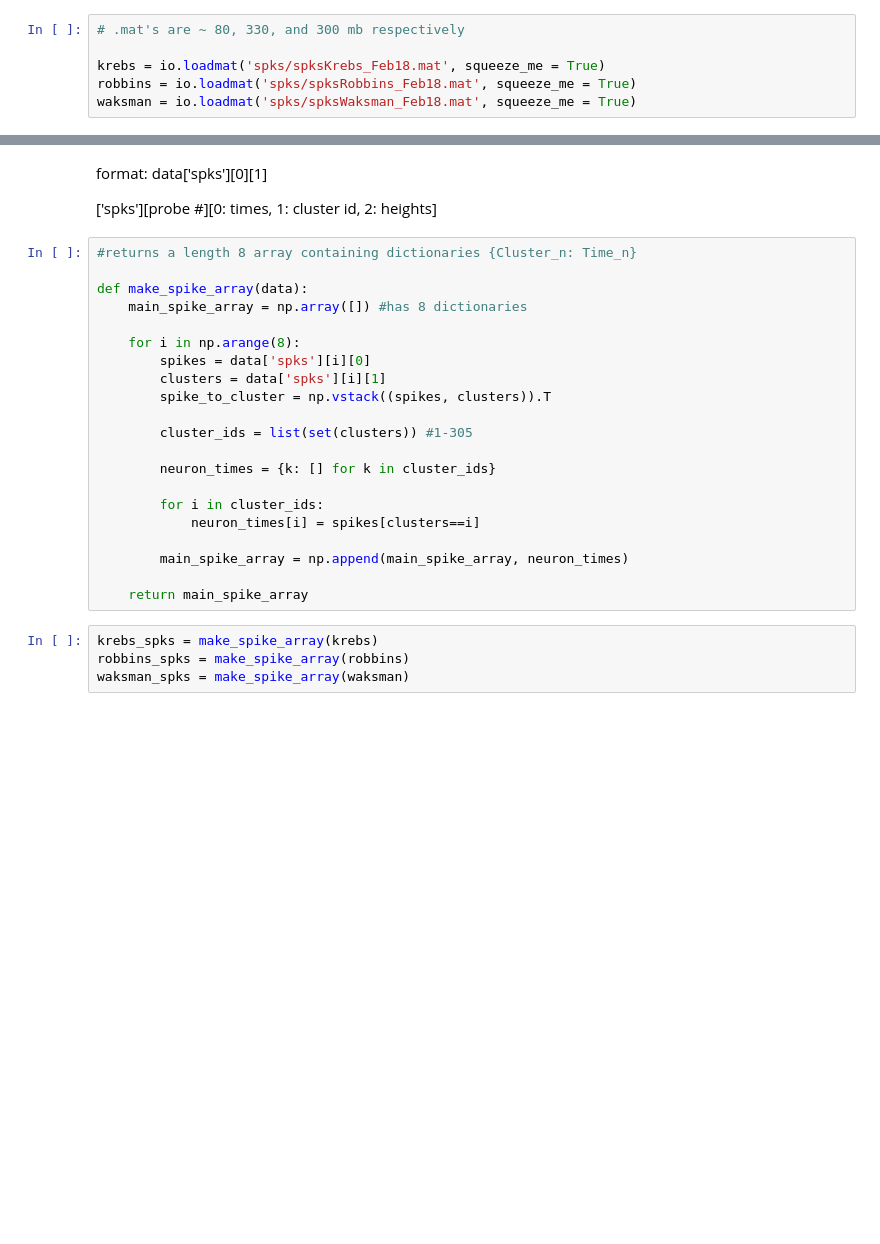
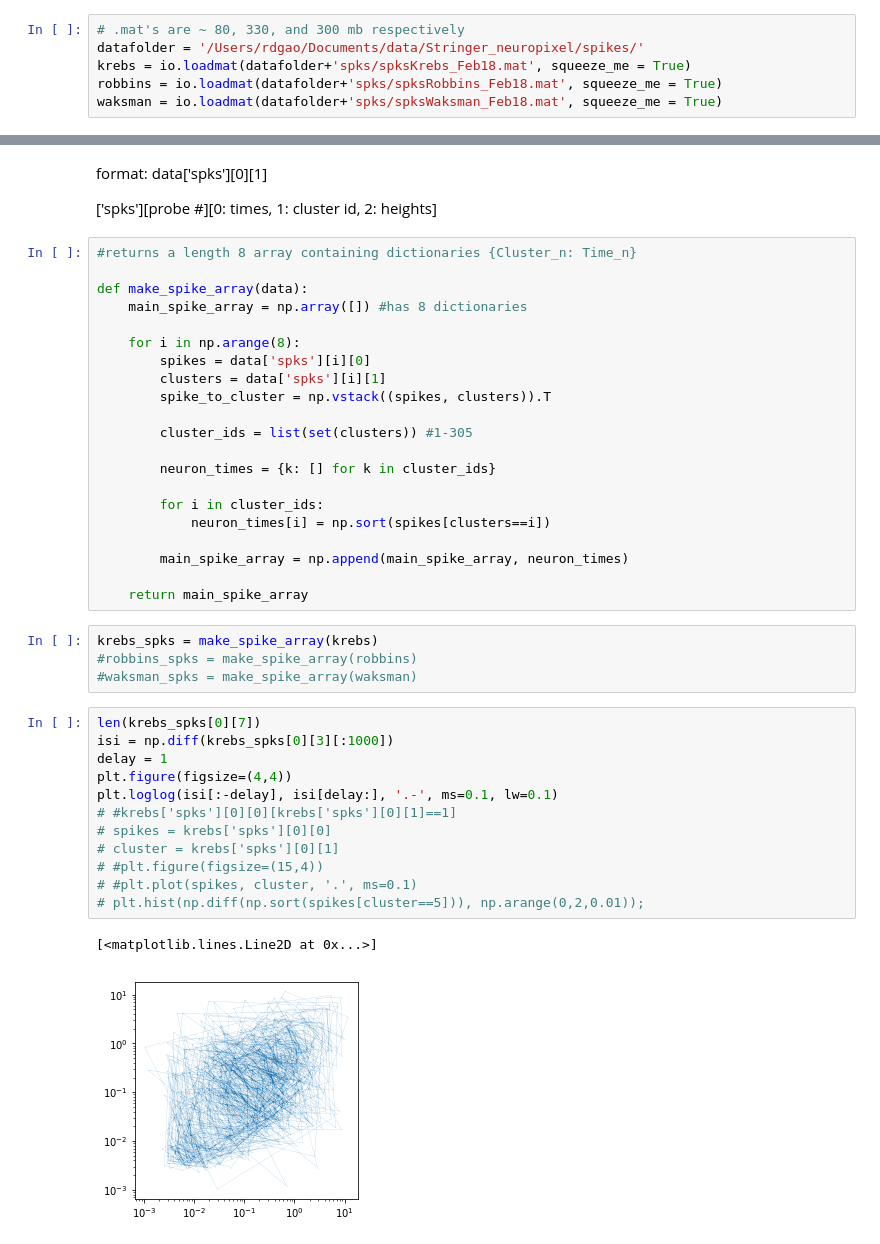
Before and after one commit to rdgao/SpaceRecon, a Jupyter notebook: NeuroPixel.ipynb, the cells around one changed output, grey strips where cells are left out. Drawn from its saved outputs; the diff is of its cells as text; blank space fills up the shorter version.

Commit message:
preprocessing neuropixel data from Stringer

```diff
--- a/NeuroPixel.ipynb
+++ b/NeuroPixel.ipynb
@@ -6,7 +7,7 @@ import pickle
 from scipy import io
 # %%
 # .mat's are ~ 80, 330, and 300 mb respectively
-
-krebs = io.loadmat('spks/spksKrebs_Feb18.mat', squeeze_me = True)
-robbins = io.loadmat('spks/spksRobbins_Feb18.mat', squeeze_me = True)
-waksman = io.loadmat('spks/spksWaksman_Feb18.mat', squeeze_me = True)
+datafolder = '/Users/rdgao/Documents/data/Stringer_neuropixel/spikes/'
+krebs = io.loadmat(datafolder+'spks/spksKrebs_Feb18.mat', squeeze_me = True)
+robbins = io.loadmat(datafolder+'spks/spksRobbins_Feb18.mat', squeeze_me = True)
+waksman = io.loadmat(datafolder+'spks/spksWaksman_Feb18.mat', squeeze_me = True)
@@ -30,12 +33,27 @@ def make_spike_array(data):
         neuron_times = {k: [] for k in cluster_ids}
 
         for i in cluster_ids:
-            neuron_times[i] = spikes[clusters==i]
+            neuron_times[i] = np.sort(spikes[clusters==i])
 
         main_spike_array = np.append(main_spike_array, neuron_times)
 
     return main_spike_array
 # %%
 krebs_spks = make_spike_array(krebs)
-robbins_spks = make_spike_array(robbins)
-waksman_spks = make_spike_array(waksman)
+#robbins_spks = make_spike_array(robbins)
+#waksman_spks = make_spike_array(waksman)
+# %%
+len(krebs_spks[0][7])
+isi = np.diff(krebs_spks[0][3][:1000])
+delay = 1
+plt.figure(figsize=(4,4))
+plt.loglog(isi[:-delay], isi[delay:], '.-', ms=0.1, lw=0.1)
+# #krebs['spks'][0][0][krebs['spks'][0][1]==1]
+# spikes = krebs['spks'][0][0]
+# cluster = krebs['spks'][0][1]
+# #plt.figure(figsize=(15,4))
+# #plt.plot(spikes, cluster, '.', ms=0.1)
+# plt.hist(np.diff(np.sort(spikes[cluster==5])), np.arange(0,2,0.01));
+# %% [output]
+[<matplotlib.lines.Line2D at 0x...>]
+[figure, added]
```
Also changed, not shown: parts of 2 cells of this notebook, 6 other files.
